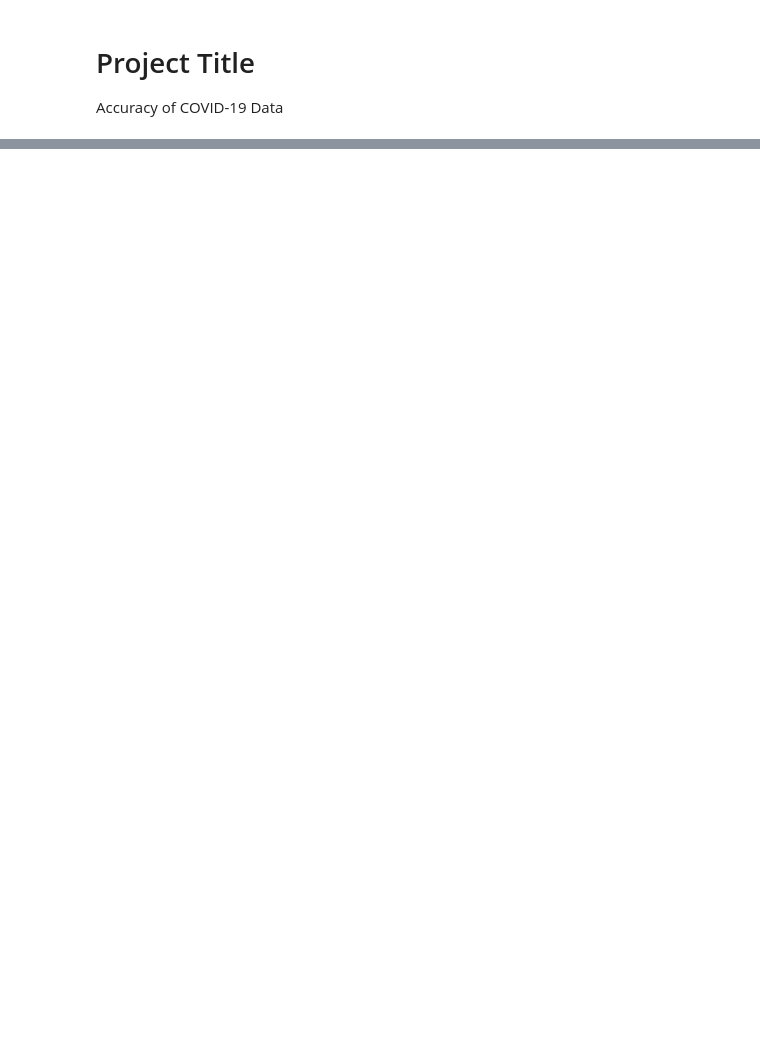
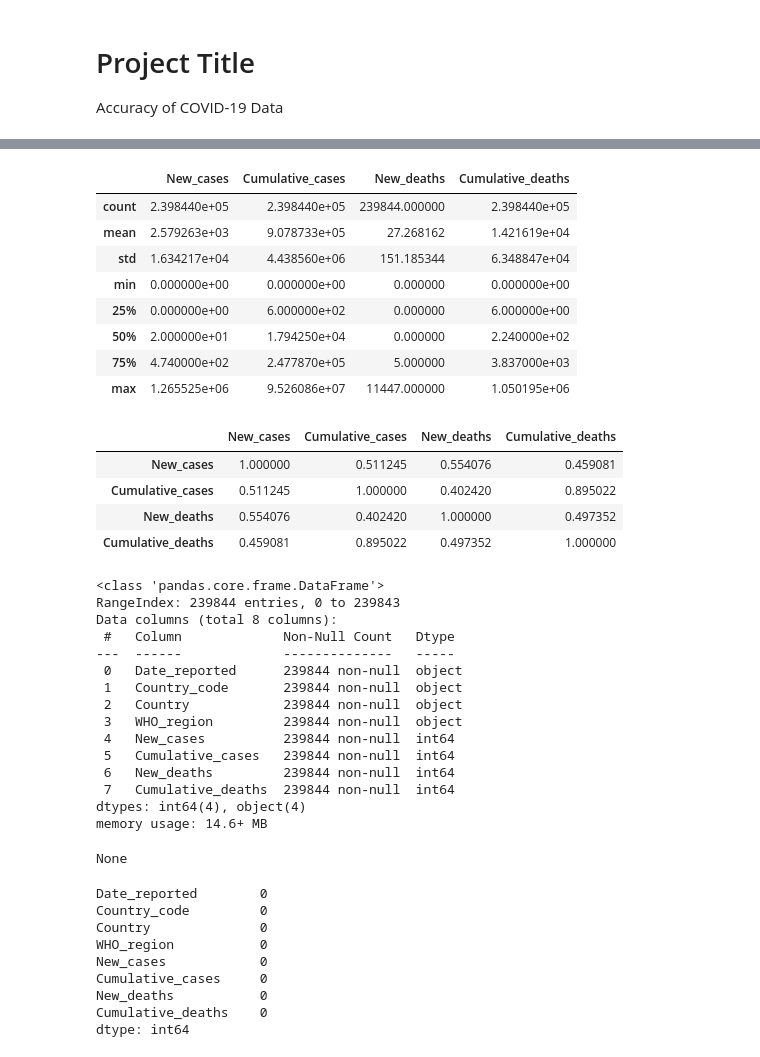
Before and after one commit to IT4063C-Fall22/final-project-zhukv98, a Jupyter notebook: source.ipynb, the cells around one changed output, grey strips where cells are left out. Cells and saved outputs as stored; diff of their text form; code cells hidden in the pictures; blank space fills up the shorter version.

```diff
--- a/source.ipynb
+++ b/source.ipynb
@@ -87,0 +225,47 @@ whoCovidDf
+# %%
+pd.set_option('display.max_rows', None)
+display(whoCovidDf.describe())
+display(whoCovidDf.corr())
+display(whoCovidDf.info())
+display(whoCovidDf.isnull().sum())
+display(whoCovidDf[whoCovidDf['Country_code'].isnull()])
+# %% [output]
+|  | New_cases | Cumulative_cases | New_deaths | Cumulative_deaths |
+| count | 2.398440e+05 | 2.398440e+05 | 239844.000000 | 2.398440e+05 |
+| mean | 2.579263e+03 | 9.078733e+05 | 27.268162 | 1.421619e+04 |
+| std | 1.634217e+04 | 4.438560e+06 | 151.185344 | 6.348847e+04 |
+| min | 0.000000e+00 | 0.000000e+00 | 0.000000 | 0.000000e+00 |
+| 25% | 0.000000e+00 | 6.000000e+02 | 0.000000 | 6.000000e+00 |
+| 50% | 2.000000e+01 | 1.794250e+04 | 0.000000 | 2.240000e+02 |
+| 75% | 4.740000e+02 | 2.477870e+05 | 5.000000 | 3.837000e+03 |
+| max | 1.265525e+06 | 9.526086e+07 | 11447.000000 | 1.050195e+06 |
+|  | New_cases | Cumulative_cases | New_deaths | Cumulative_deaths |
+| New_cases | 1.000000 | 0.511245 | 0.554076 | 0.459081 |
+| Cumulative_cases | 0.511245 | 1.000000 | 0.402420 | 0.895022 |
+| New_deaths | 0.554076 | 0.402420 | 1.000000 | 0.497352 |
+| Cumulative_deaths | 0.459081 | 0.895022 | 0.497352 | 1.000000 |
+<class 'pandas.core.frame.DataFrame'>
+RangeIndex: 239844 entries, 0 to 239843
+Data columns (total 8 columns):
+ #   Column             Non-Null Count   Dtype
+---  ------             --------------   -----
+ 0   Date_reported      239844 non-null  object
+ 1   Country_code       239844 non-null  object
+ 2   Country            239844 non-null  object
+ 3   WHO_region         239844 non-null  object
+ 4   New_cases          239844 non-null  int64
+ 5   Cumulative_cases   239844 non-null  int64
+ 6   New_deaths         239844 non-null  int64
+ 7   Cumulative_deaths  239844 non-null  int64
+dtypes: int64(4), object(4)
+memory usage: 14.6+ MB
+None
+Date_reported        0
+Country_code         0
+Country              0
+WHO_region           0
+New_cases            0
+Cumulative_cases     0
+New_deaths           0
+Cumulative_deaths    0
+dtype: int64
```
Also changed, not shown: parts of 12 cells of this notebook, 1 other file.
